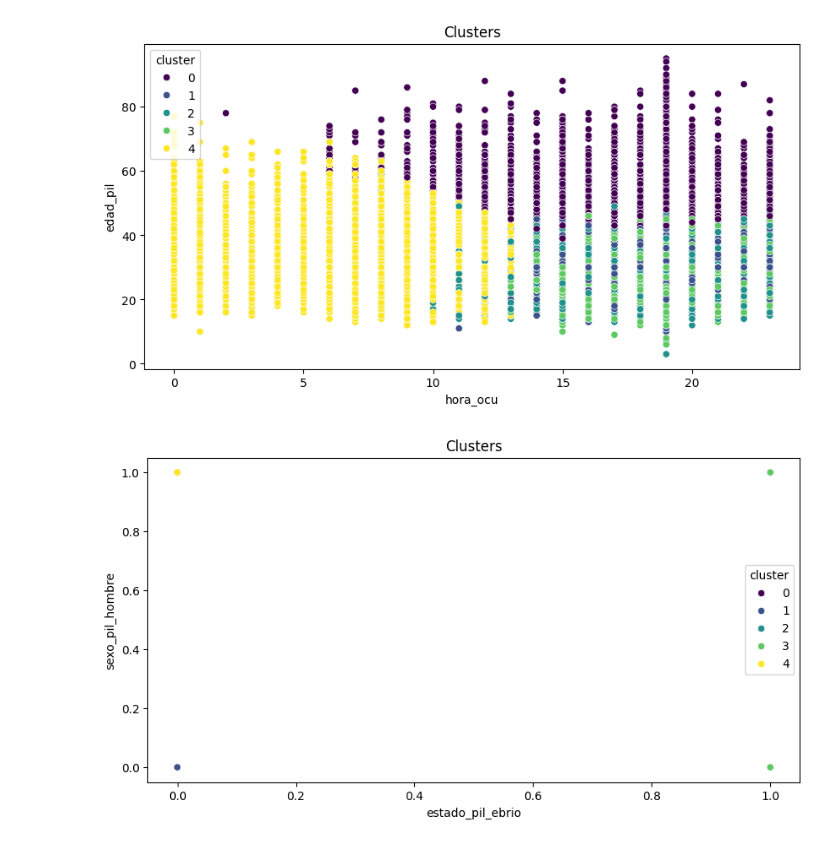
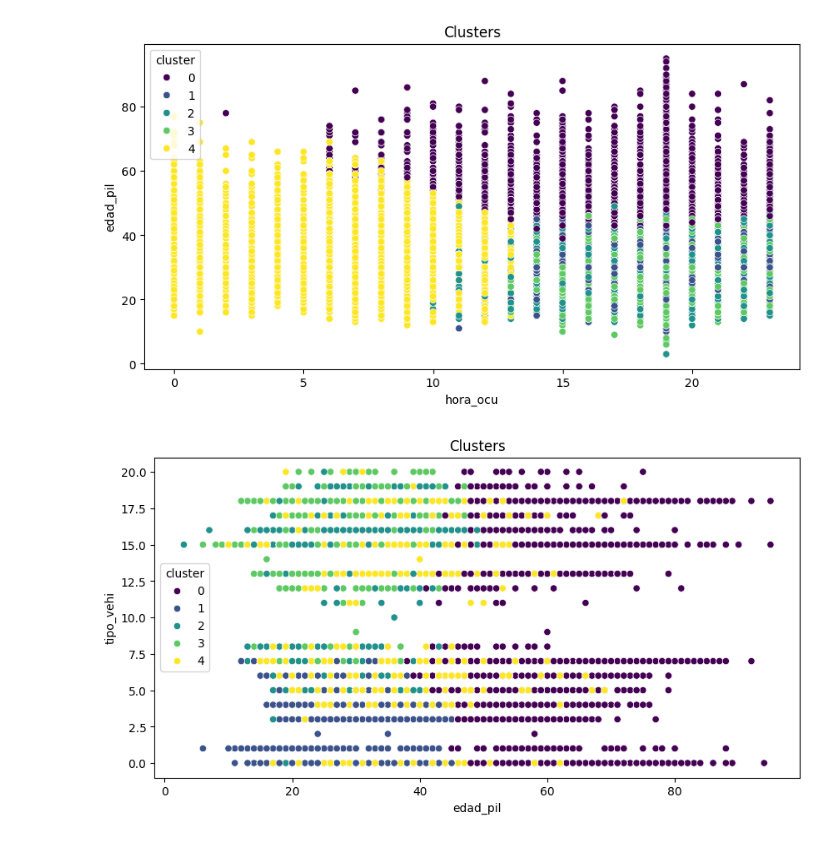
Before and after one commit to FranzCastillo/DM-Car-Incidents-in-GT-Analysis, a Jupyter notebook: Analysis.ipynb, the cells around one changed output. Saved outputs shown, nothing was run; the diff lists cells and outputs as text; code cells hidden in the pictures.

Commit message:
Clusters fix

```diff
--- a/Analysis.ipynb
+++ b/Analysis.ipynb
@@ -781,8 +844,8 @@ plt.show()
 [figure]
 # %%
 plt.figure(figsize=(10, 5))
-sns.scatterplot(data=df, x='estado_pil_ebrio', y='sexo_pil_hombre', hue='cluster', palette='viridis')
+sns.scatterplot(data=df, x='edad_pil', y='tipo_vehi', hue='cluster', palette='viridis')
 plt.title('Clusters')
 plt.show()
 # %% [output]
-[figure, old version]
+[figure, new version]
```
Also changed, not shown: parts of 14 cells of this notebook.
